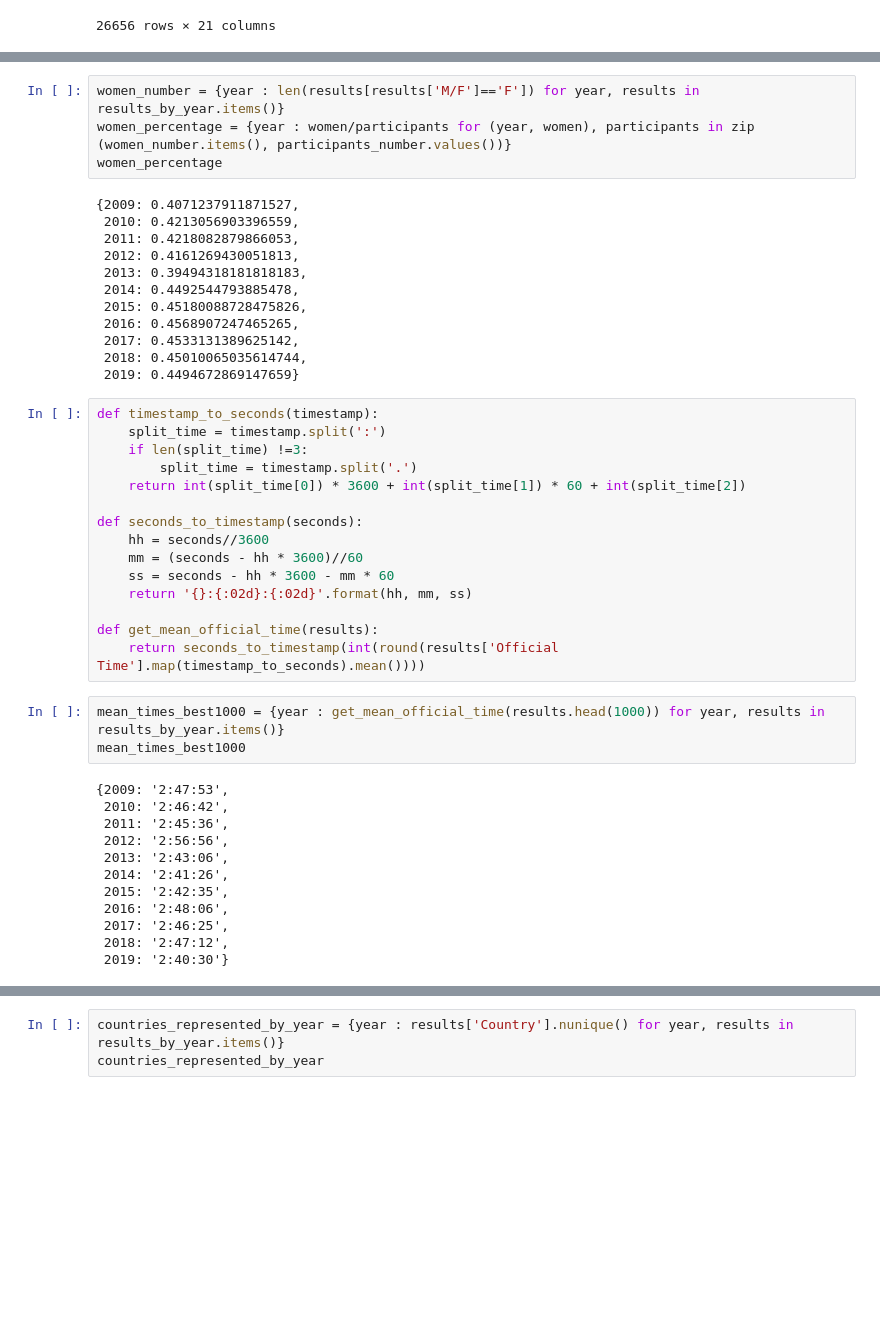
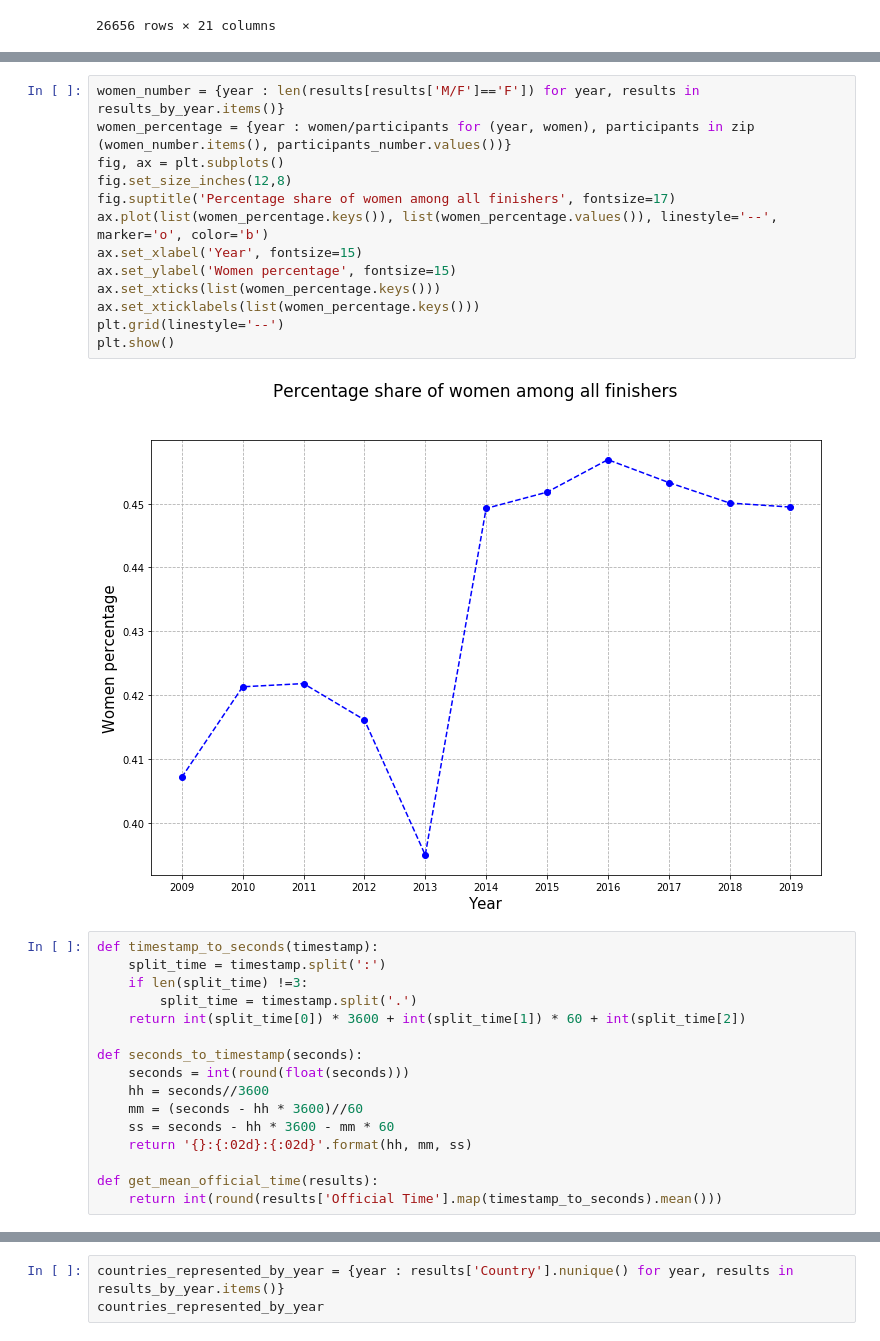
Before and after one commit to tadeq/Boston-marathon-data-analysis, a Jupyter notebook: data_analysis.ipynb, the cells around one changed output, grey strips where cells are left out. Drawn from its saved outputs; the diff is of its cells as text; blank space fills up the shorter version.

```diff
--- a/data_analysis.ipynb
+++ b/data_analysis.ipynb
@@ -53,19 +51,18 @@ participants_number
 # %%
 women_number = {year : len(results[results['M/F']=='F']) for year, results in results_by_year.items()}
 women_percentage = {year : women/participants for (year, women), participants in zip (women_number.items(), participants_number.values())}
-women_percentage
+fig, ax = plt.subplots()
+fig.set_size_inches(12,8)
+fig.suptitle('Percentage share of women among all finishers', fontsize=17)
+ax.plot(list(women_percentage.keys()), list(women_percentage.values()), linestyle='--', marker='o', color='b')
+ax.set_xlabel('Year', fontsize=15)
+ax.set_ylabel('Women percentage', fontsize=15)
+ax.set_xticks(list(women_percentage.keys()))
+ax.set_xticklabels(list(women_percentage.keys()))
+plt.grid(linestyle='--')
+plt.show()
 # %% [output]
-{2009: 0.4071237911871527,
- 2010: 0.4213056903396559,
- 2011: 0.4218082879866053,
- 2012: 0.4161269430051813,
- 2013: 0.39494318181818183,
- 2014: 0.4492544793885478,
- 2015: 0.45180088728475826,
- 2016: 0.4568907247465265,
- 2017: 0.4533131389625142,
- 2018: 0.45010065035614744,
- 2019: 0.4494672869147659}
+[figure, added]
 # %%
 def timestamp_to_seconds(timestamp):
     split_time = timestamp.split(':')
@@ -74,25 +71,11 @@ def timestamp_to_seconds(timestamp):
     return int(split_time[0]) * 3600 + int(split_time[1]) * 60 + int(split_time[2])
 
 def seconds_to_timestamp(seconds):
+    seconds = int(round(float(seconds)))
     hh = seconds//3600
     mm = (seconds - hh * 3600)//60
     ss = seconds - hh * 3600 - mm * 60
     return '{}:{:02d}:{:02d}'.format(hh, mm, ss)
 
 def get_mean_official_time(results):
-    return seconds_to_timestamp(int(round(results['Official Time'].map(timestamp_to_seconds).mean())))
+    return int(round(results['Official Time'].map(timestamp_to_seconds).mean()))
-# %%
-mean_times_best1000 = {year : get_mean_official_time(results.head(1000)) for year, results in results_by_year.items()}
-mean_times_best1000
-# %% [output]
-{2009: '2:47:53',
- 2010: '2:46:42',
- 2011: '2:45:36',
- 2012: '2:56:56',
- 2013: '2:43:06',
- 2014: '2:41:26',
- 2015: '2:42:35',
- 2016: '2:48:06',
- 2017: '2:46:25',
- 2018: '2:47:12',
- 2019: '2:40:30'}
```
Also changed, not shown: parts of 7 cells of this notebook.
